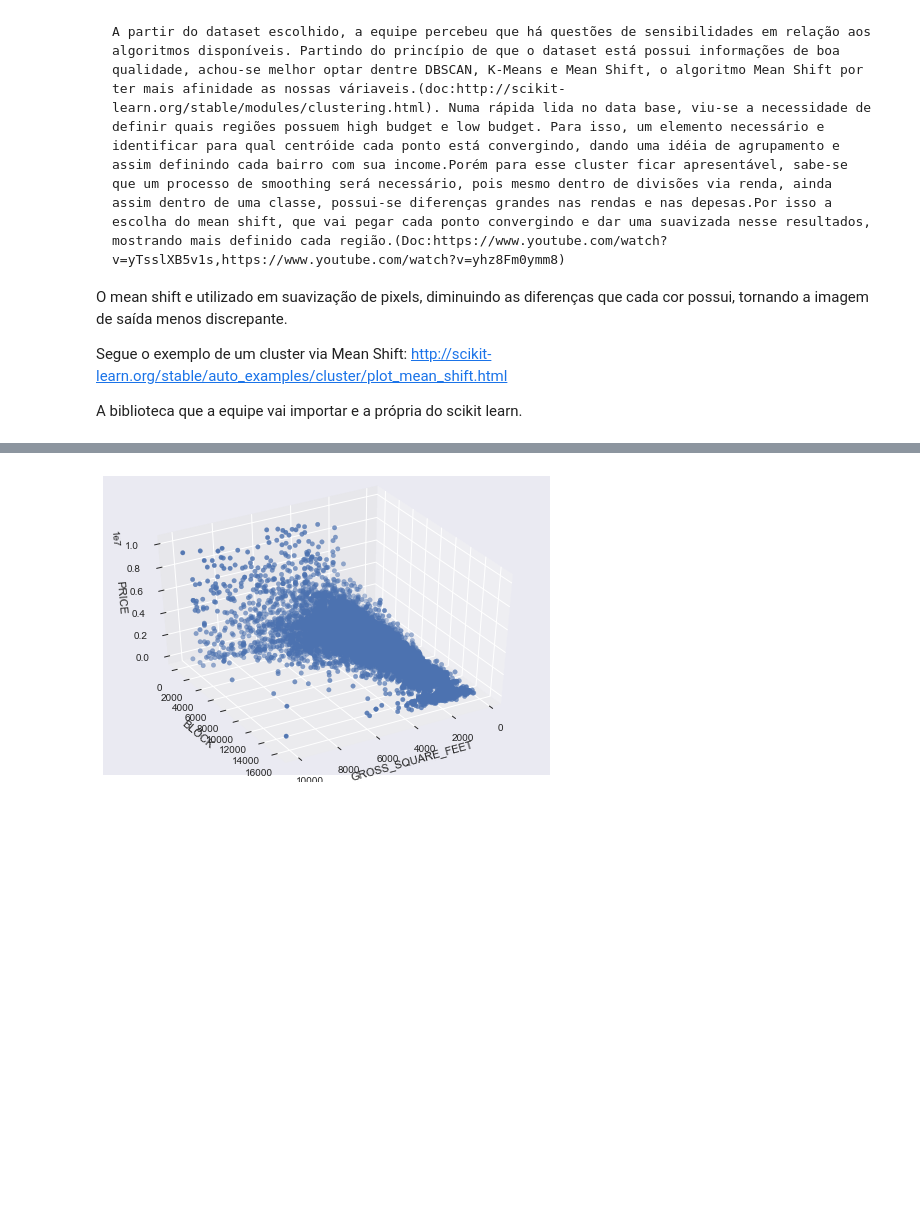
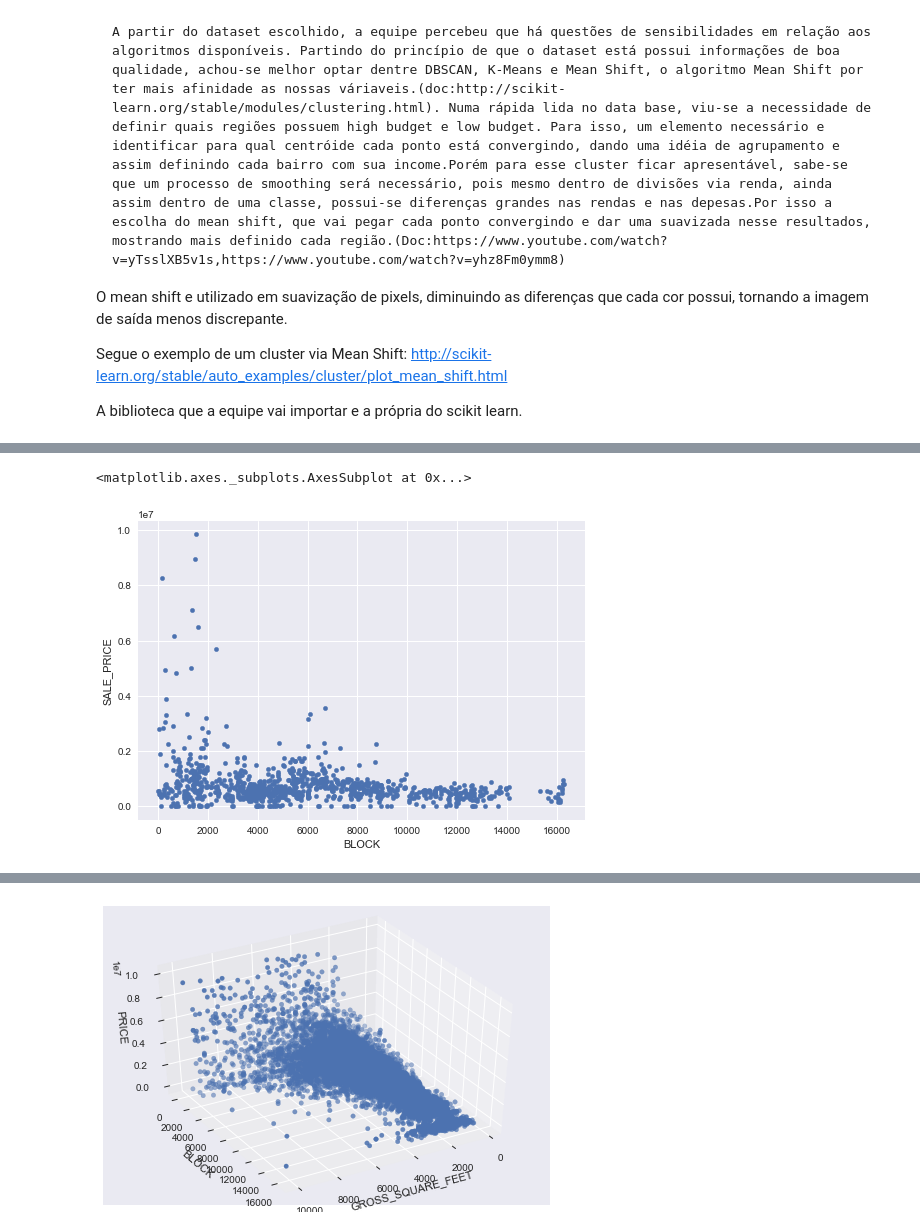
Before and after one commit to AntonioAndraues/Pj3_Ciencia_dos_Dados, a Jupyter notebook: Projeto+3+ (1).ipynb, the cells around one changed output, grey strips where cells are left out. Cells and saved outputs as stored; diff of their text form; code cells hidden in the pictures; blank space fills up the shorter version.

```diff
--- a/Projeto+3+ (1).ipynb
+++ b/Projeto+3+ (1).ipynb
@@ -146,0 +180,20 @@ plt.show()
+# %%
+X=[]
+Y=[]
+import random
+my_randoms = random.sample(range(len(dados2)),k=1000)
+for i in my_randoms:
+    h=dados2.loc[i,"SALE_PRICE"]
+    c=dados2.loc[i,"BLOCK"]
+    X.append(h)
+    Y.append(c)
+data1000=pd.DataFrame()
+data1000["SALE_PRICE"]=X
+data1000["BLOCK"]=Y
+data1000.plot.scatter(x="BLOCK",y="SALE_PRICE")
+# X=list(h)
+# X=pd.Series(X)
+# X.hist(normed=True)
+# %% [output]
+<matplotlib.axes._subplots.AxesSubplot at 0x...>
+[figure, added]
```
Also changed, not shown: parts of 9 cells of this notebook.
